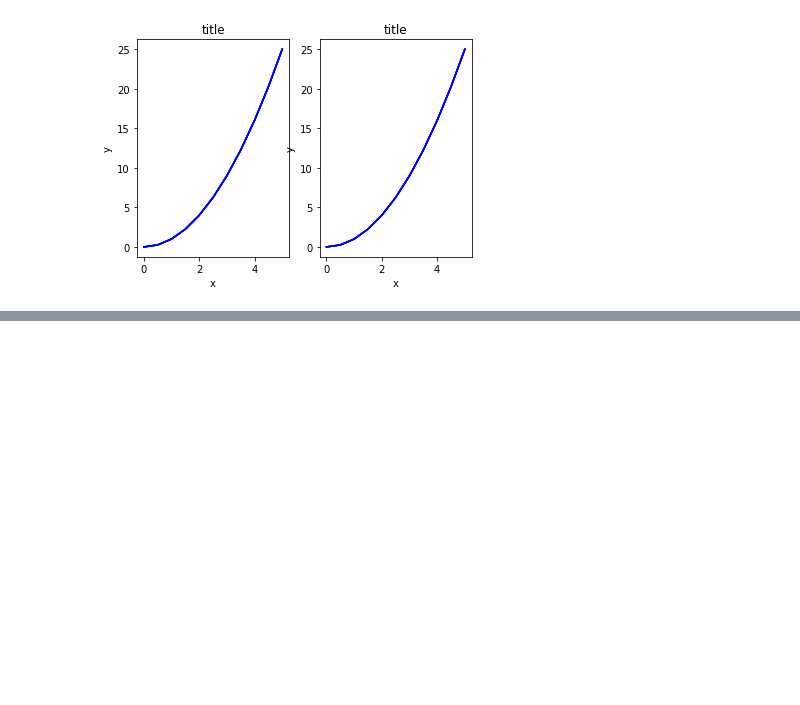
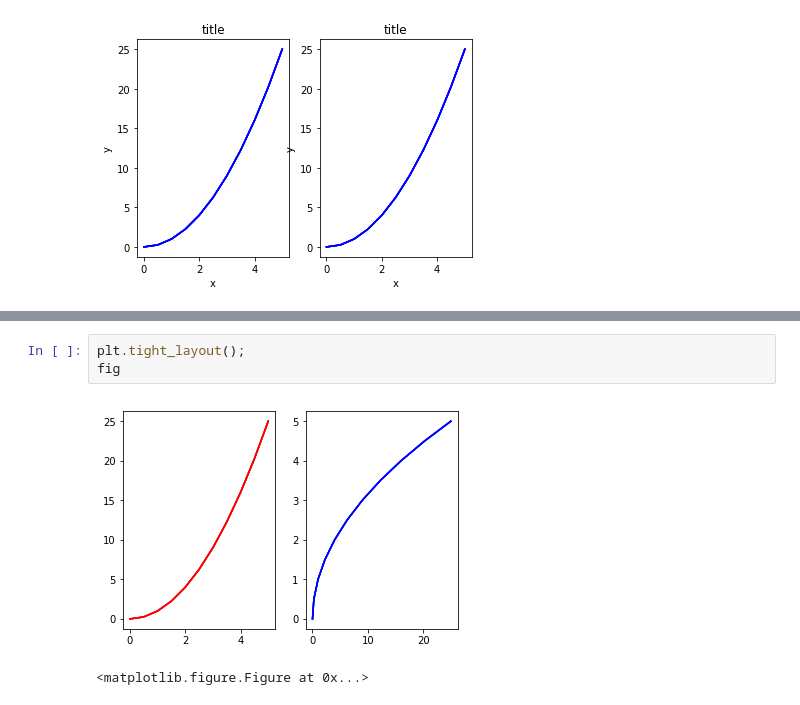
Before and after one commit to siddardharaju17/udemy-python, a Jupyter notebook: Sid Learning/MatplotLib.ipynb, the cells around one changed output, grey strips where cells are left out. Cells and saved outputs as stored; diff of their text form; blank space fills up the shorter version.

```diff
--- a/Sid Learning/MatplotLib.ipynb
+++ b/Sid Learning/MatplotLib.ipynb
@@ -75,0 +76,6 @@ fig
+# %%
+plt.tight_layout();
+fig
+# %% [output]
+[figure, added]
+<matplotlib.figure.Figure at 0x...>
```
Also changed, not shown: parts of 1 cell of this notebook, 3 other files.
